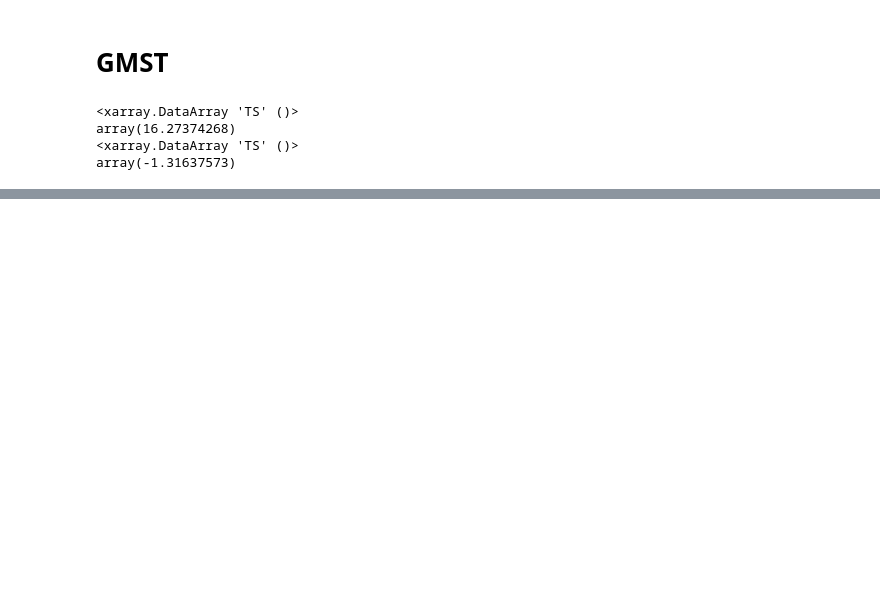
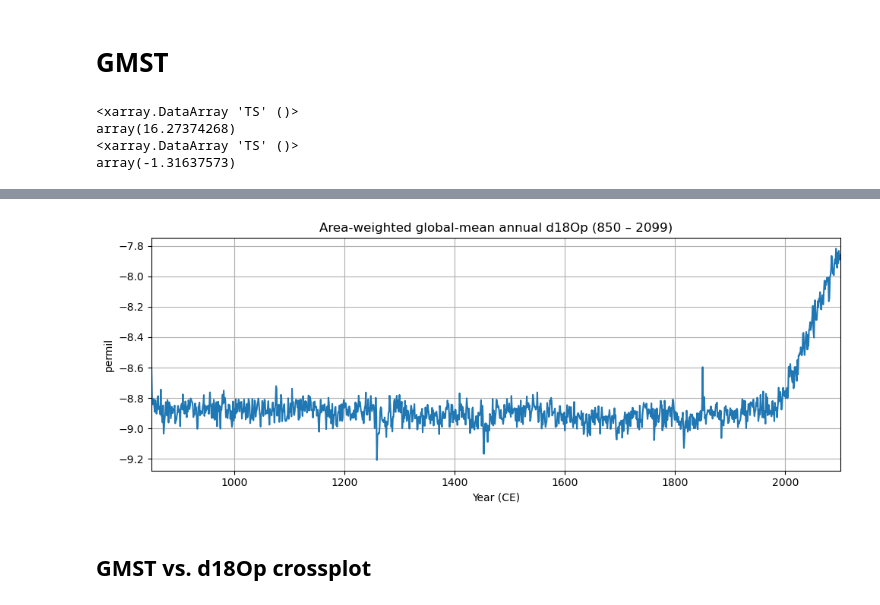
Before and after one commit to aflaim7/ESMplot, a Jupyter notebook: examples/explore_tags.ipynb, the cells around one changed output, grey strips where cells are left out. Saved outputs shown, nothing was run; the diff lists cells and outputs as text; code cells hidden in the pictures; blank space fills up the shorter version.

```diff
--- a/examples/explore_tags.ipynb
+++ b/examples/explore_tags.ipynb
@@ -375,0 +540,27 @@ plt.subplots_adjust(wspace=0, hspace=0.5)
+# %%
+# Annual mean d18Op weighted by annual mean precip ammount
+d18Op_wt_ann = xr.DataArray(prec_4d*d18Op_4d).sum(dim='months') / xr.DataArray(prec_4d).sum(dim='months')
+d18Op_wt_ann = d18Op_wt_ann.assign_coords(coords = {'lat':lat, 'lon':lon})
+
+# Latitude–dependent weights  (area ∝ cos φ)
+weights = np.cos(np.deg2rad(d18Op_wt_ann.lat))
+d18Op_wt_ann_global = d18Op_wt_ann.weighted(weights).mean(dim=("lat", "lon"), skipna=True)
+# fix time dims
+years = np.arange(850, 2100)
+d18Op_wt_ann_global = d18Op_wt_ann_global.assign_coords(years=("years", years))
+d18Op_wt_ann_global = d18Op_wt_ann_global.rename('global mean annual d18Op')
+# %%
+# plot global mean annual d18Op
+fig, ax = plt.subplots(figsize=(10, 4))
+d18Op_wt_ann_global.plot(x="years", ax=ax, linewidth=1.5)
+ax.set_xlim(850, 2100)
+ax.set_title("Area-weighted global-mean annual d18Op (850 – 2099)")
+ax.set_xlabel("Year (CE)")
+ax.set_ylabel("permil")
+ax.grid(True)
+plt.tight_layout()
+plt.show()
+# %% [output]
+[figure, added]
+# %% [markdown]
+## GMST vs. d18Op crossplot
```
Also changed, not shown: parts of 31 cells of this notebook.
